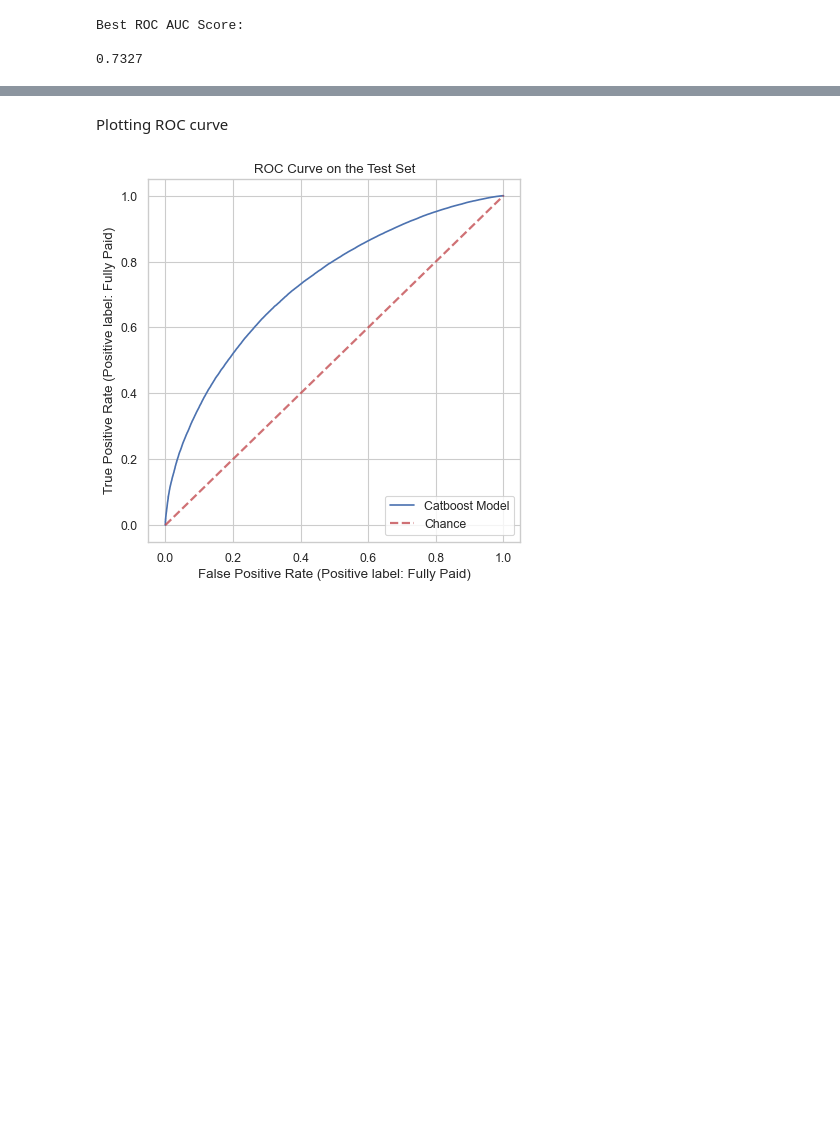
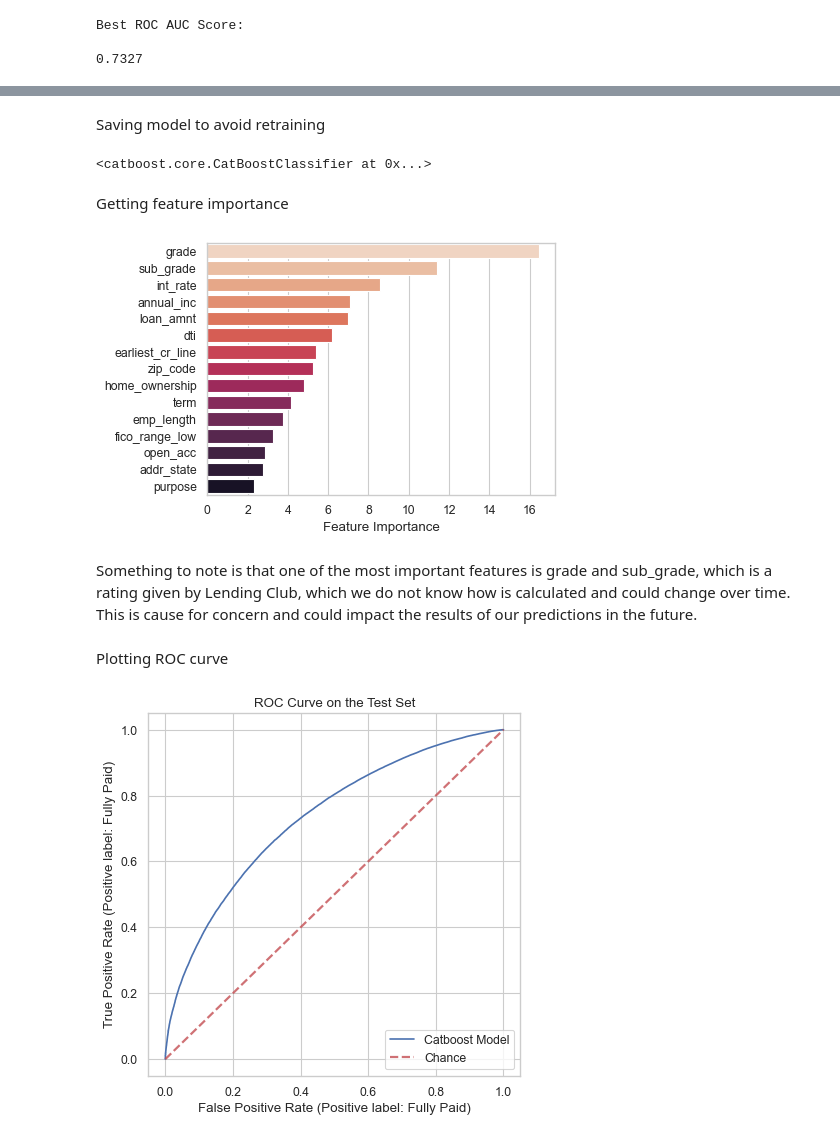
Before and after one commit to DanEllen/Lending-Club-Project, a Jupyter notebook: Lending Club Analysis.ipynb, the cells around one changed output, grey strips where cells are left out. Saved outputs shown, nothing was run; the diff lists cells and outputs as text; code cells hidden in the pictures; blank space fills up the shorter version.

```diff
--- a/Lending Club Analysis.ipynb
+++ b/Lending Club Analysis.ipynb
@@ -492,2 +487,2 @@ model.load_model('G:\\Lending Club Data Files\\lending_club_catboost')
-# %% [markdown]
-Plotting ROC curve
+# %% [markdown]
+Saving model to avoid retraining
@@ -494,3 +491,24 @@ Plotting ROC curve
+# %%
+model.load_model('G:\\Lending Club Data Files\\lending_club_catboost')
+# %% [output]
+<catboost.core.CatBoostClassifier at 0x...>
+# %% [markdown]
+Getting feature importance
+# %%
+feature_importance = model.get_feature_importance(prettified=True)
+
+f, ax = plt.subplots(figsize=(6, 4))
+sns.barplot(x="Importances", y="Feature Id", data=feature_importance[0:15], palette="rocket_r")
+ax.set(ylabel="",
+       xlabel="Feature Importance")
+plt.tight_layout()
+f.savefig('./images/feature_imp.png', dpi=500)
+# %% [output]
+[figure, added]
+# %% [markdown]
+Something to note is that one of the most important features is grade and sub_grade, which is a rating given by Lending Club, which we do not know how is calculated and could change over time. This is cause for concern and could impact the results of our predictions in the future.
+# %% [markdown]
+Plotting ROC curve
 # %%
 fig, ax = plt.subplots(figsize=(6, 6))
 metrics.plot_roc_curve(model, X_test, y_test, ax=ax, label='Catboost Model')
```
Also changed, not shown: parts of 77 cells of this notebook, 1 other file.
